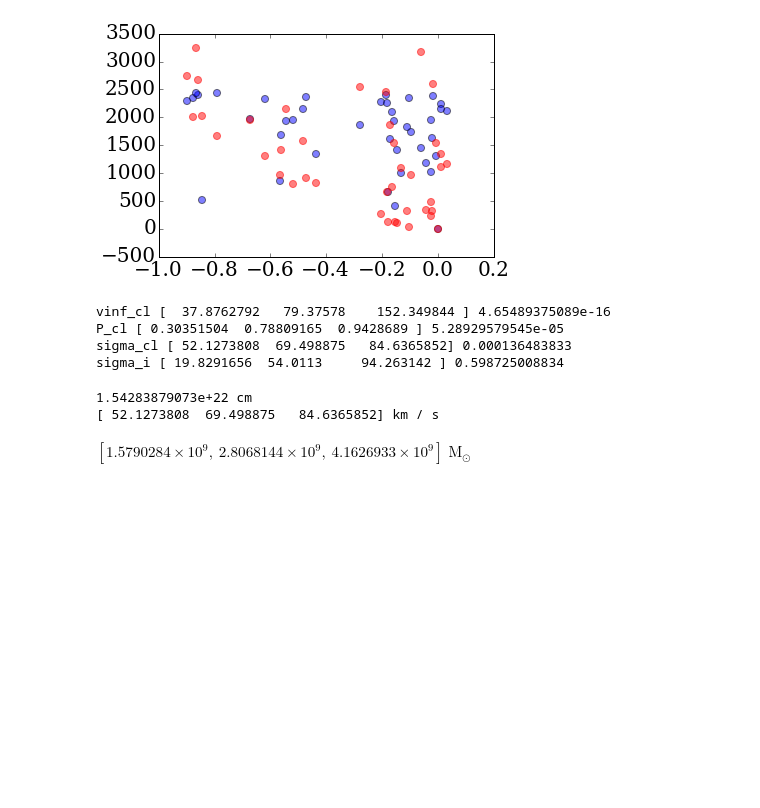
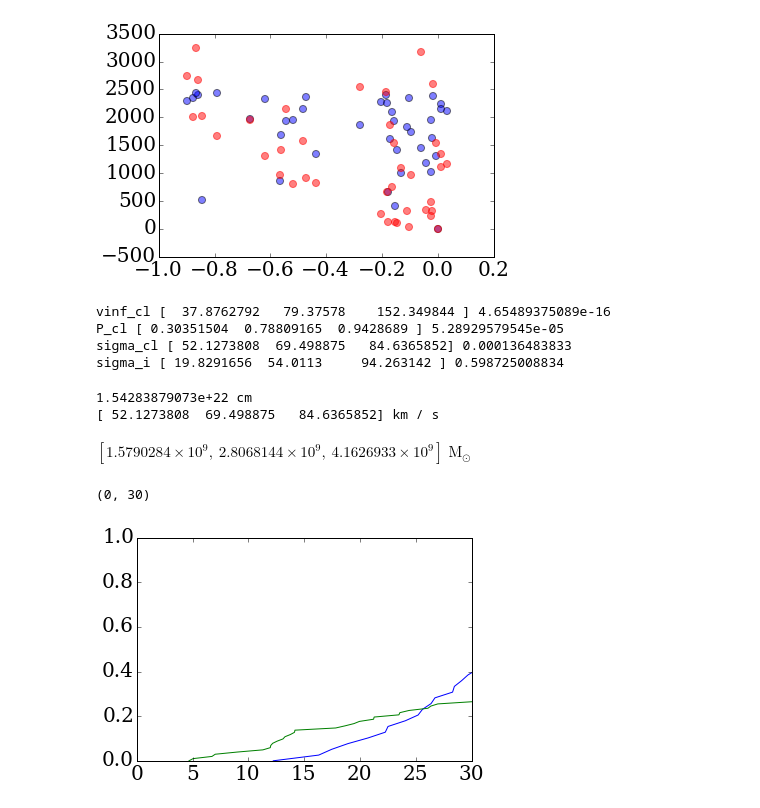
Before and after one commit to astroandes/tololo-lya-fit, a Jupyter notebook: code/multiphase.ipynb, the cells around one changed output. Cells and saved outputs as stored; diff of their text form; code cells hidden in the pictures; blank space fills up the shorter version.

```diff
--- a/code/multiphase.ipynb
+++ b/code/multiphase.ipynb
@@ -325,3 +327,18 @@ vcirc = np.sqrt(G.cgs * M_g / rvir)
 #print vcirc.to('km/s')
 Tvir = mu * m_p.cgs * vcirc * vcirc / (2 * k_B.cgs)
 #print Tvir.to('Kelvin')
+# %%
+data_update = ps.read_csv("../data/multiphase/results_2.csv")
+chisq = best_models['chisq'].values
+chisq_update = data_update['chisq'].values
+sigma_cl_update = data_update['sigma_cl'].values
+# %%
+chisq.sort()
+chisq_update.sort()
+# %%
+plt.plot(chisq/100.0, np.linspace(0.0,1.0, len(chisq)))
+plt.plot(chisq_update/100, np.linspace(0.0,1.0, len(chisq_update)))
+plt.xlim(0,30)
+# %% [output]
+(0, 30)
+[figure, added]
```
Also changed, not shown: parts of 2 cells of this notebook.
